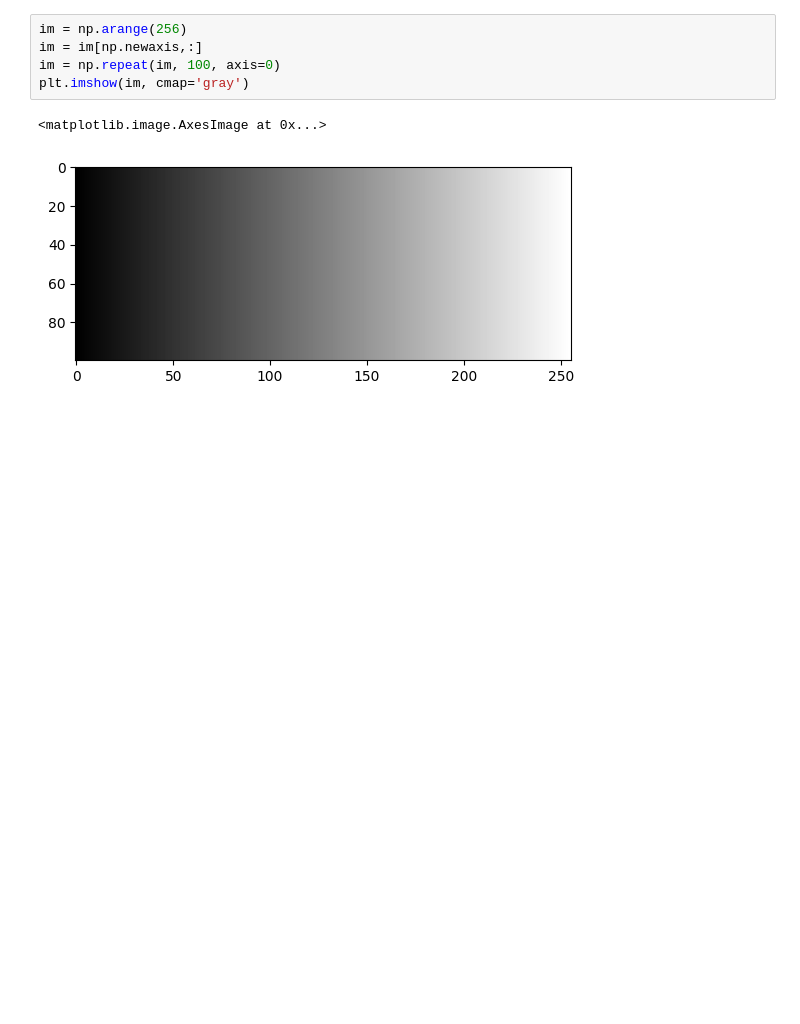
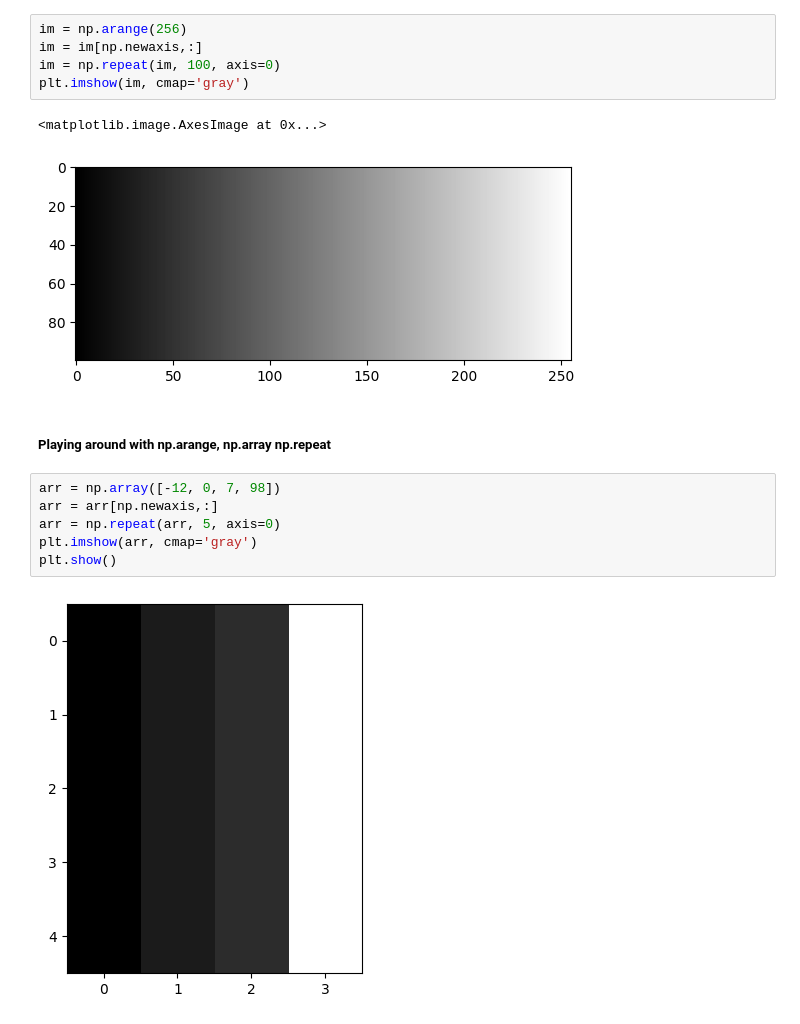
Before and after one commit to Nimira43/Computer-Vision, a Jupyter notebook: 01_grayscale_spectrum.ipynb, the cells around one changed output. Drawn from its saved outputs; the diff is of its cells as text; blank space fills up the shorter version.

Commit message:
Played around with numpy values

```diff
--- a/01_grayscale_spectrum.ipynb
+++ b/01_grayscale_spectrum.ipynb
@@ -82,3 +83,13 @@ plt.imshow(im, cmap='gray')
 # %% [output]
 <matplotlib.image.AxesImage at 0x...>
 [figure]
+# %% [markdown]
+##### Playing around with np.arange, np.array np.repeat
+# %%
+arr = np.array([-12, 0, 7, 98])
+arr = arr[np.newaxis,:]
+arr = np.repeat(arr, 5, axis=0)
+plt.imshow(arr, cmap='gray')
+plt.show()
+# %% [output]
+[figure, added]
```
Also changed, not shown: parts of 4 cells of this notebook.
